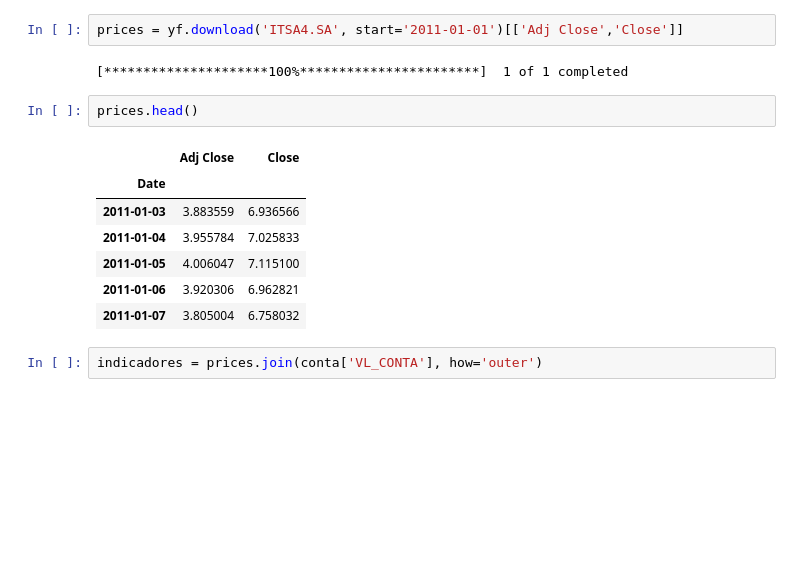
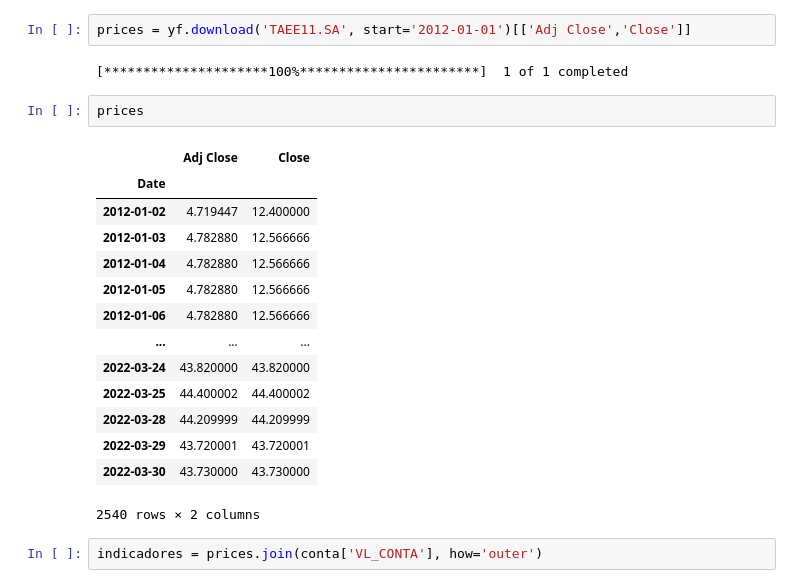
Before and after one commit to RafaelLopesPinheiro/Dados-Demonstracoes-Contabeis, a Jupyter notebook: Dados_demonstracoes_contabeis.ipynb, the cells around one changed output. Drawn from its saved outputs; the diff is of its cells as text; blank space fills up the shorter version.

```diff
--- a/Dados_demonstracoes_contabeis.ipynb
+++ b/Dados_demonstracoes_contabeis.ipynb
@@ -160,17 +142,24 @@ Successfully installed lxml-4.8.0 requests-2.27.1 yfinance-0.1.70
 # %%
-prices = yf.download('ITSA4.SA', start='2011-01-01')[['Adj Close','Close']]
+prices = yf.download('TAEE11.SA', start='2012-01-01')[['Adj Close','Close']]
 # %% [output]
 [*********************100%***********************]  1 of 1 completed
 # %%
-prices.head()
+prices
 # %% [output]
 |  | Adj Close | Close |
 | Date |  |  |
-| 2011-01-03 | 3.883559 | 6.936566 |
-| 2011-01-04 | 3.955784 | 7.025833 |
-| 2011-01-05 | 4.006047 | 7.115100 |
-| 2011-01-06 | 3.920306 | 6.962821 |
-| 2011-01-07 | 3.805004 | 6.758032 |
+| 2012-01-02 | 4.719447 | 12.400000 |
+| 2012-01-03 | 4.782880 | 12.566666 |
+| 2012-01-04 | 4.782880 | 12.566666 |
+| 2012-01-05 | 4.782880 | 12.566666 |
+| 2012-01-06 | 4.782880 | 12.566666 |
+| ... | ... | ... |
+| 2022-03-24 | 43.820000 | 43.820000 |
+| 2022-03-25 | 44.400002 | 44.400002 |
+| 2022-03-28 | 44.209999 | 44.209999 |
+| 2022-03-29 | 43.720001 | 43.720001 |
+| 2022-03-30 | 43.730000 | 43.730000 |
+2540 rows × 2 columns
 # %%
 indicadores = prices.join(conta['VL_CONTA'], how='outer')
 # %%
```
Also changed, not shown: parts of 22 cells of this notebook.
